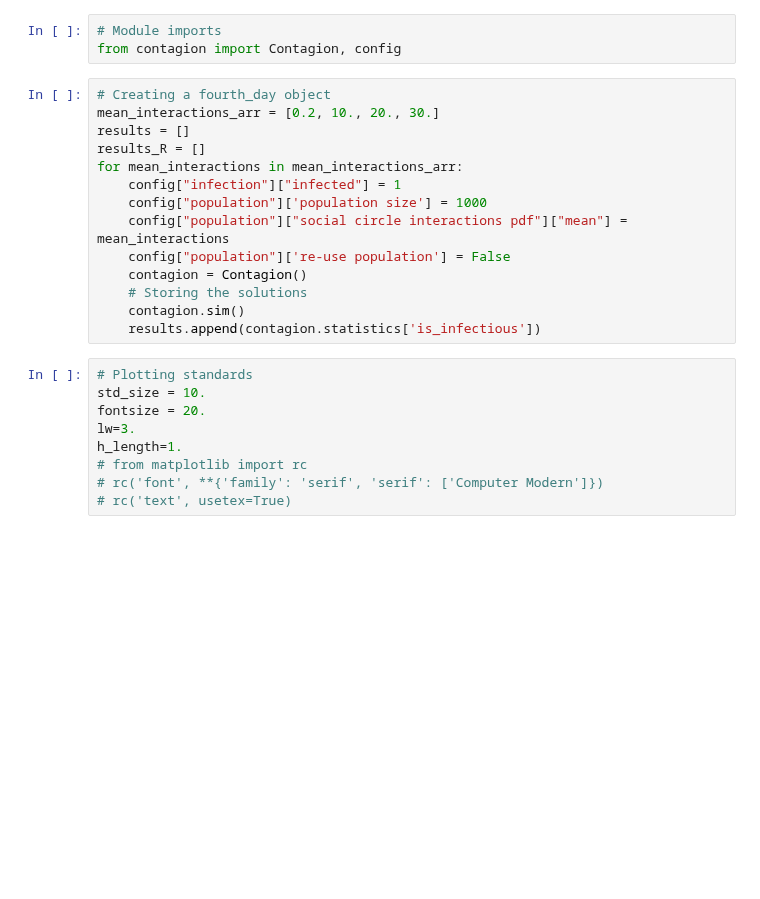
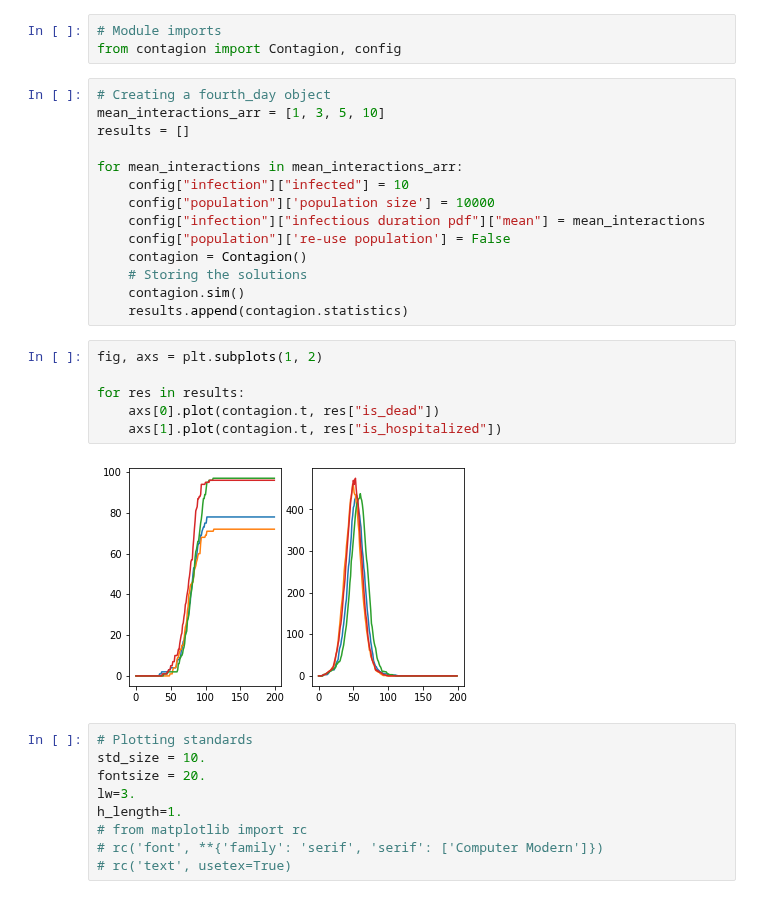
Before and after one commit to chrhck/contagion, a Jupyter notebook: examples/con_parameter_scan.ipynb, the cells around one changed output. Drawn from its saved outputs; the diff is of its cells as text; blank space fills up the shorter version.

```diff
--- a/examples/con_parameter_scan.ipynb
+++ b/examples/con_parameter_scan.ipynb
@@ -22,18 +20,26 @@ PICS = '../pics/'
 from contagion import Contagion, config
 # %%
 # Creating a fourth_day object
-mean_interactions_arr = [0.2, 10., 20., 30.]
+mean_interactions_arr = [1, 3, 5, 10]
 results = []
-results_R = []
+
 for mean_interactions in mean_interactions_arr:
-    config["infection"]["infected"] = 1
-    config["population"]['population size'] = 1000
-    config["population"]["social circle interactions pdf"]["mean"] = mean_interactions
+    config["infection"]["infected"] = 10
+    config["population"]['population size'] = 10000
+    config["infection"]["infectious duration pdf"]["mean"] = mean_interactions
     config["population"]['re-use population'] = False
     contagion = Contagion()
     # Storing the solutions
     contagion.sim()
-    results.append(contagion.statistics['is_infectious'])
+    results.append(contagion.statistics)
+# %%
+fig, axs = plt.subplots(1, 2)
+
+for res in results:
+    axs[0].plot(contagion.t, res["is_dead"])
+    axs[1].plot(contagion.t, res["is_hospitalized"])
+# %% [output]
+[figure, added]
 # %%
 # Plotting standards
 std_size = 10.
```
Also changed, not shown: parts of 2 cells of this notebook, 4 other files.
